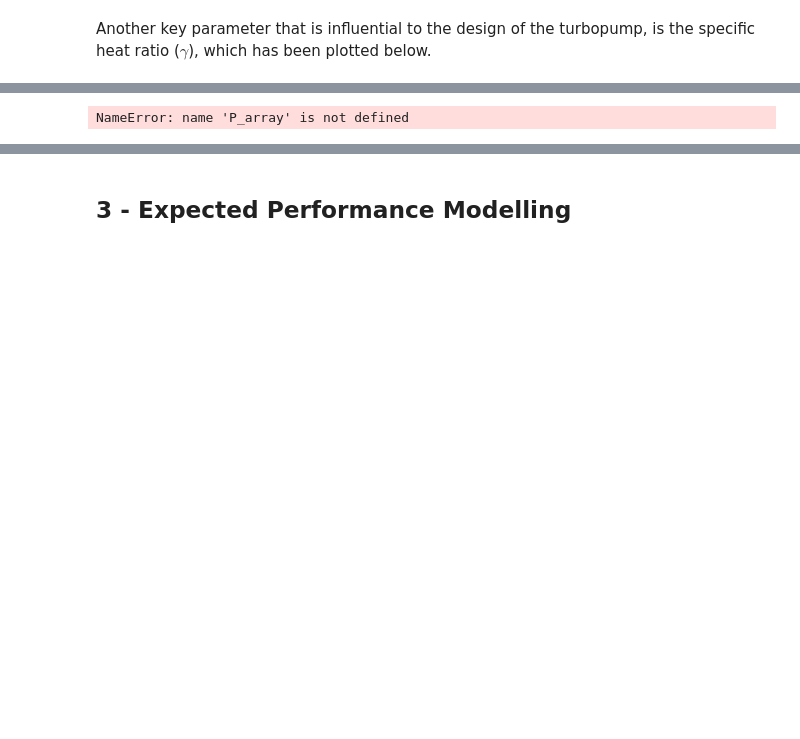
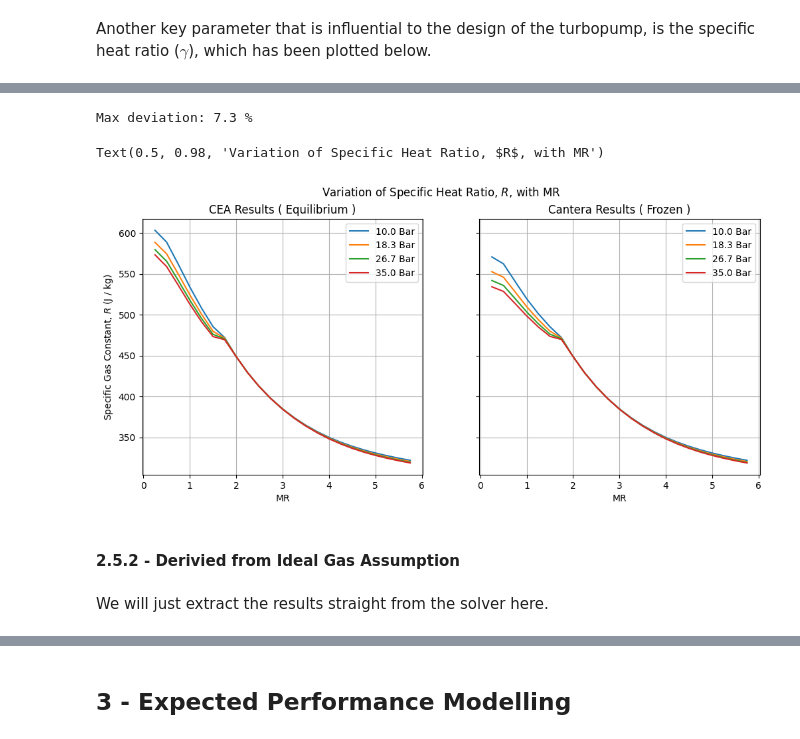
Before and after one commit to Open-Turbopumps/ManRayAndTheDirtyBubble, a Jupyter notebook: fluidics/gas_generator/combustion_parameteric_study.ipynb, the cells around one changed output, grey strips where cells are left out. Saved outputs shown, nothing was run; the diff lists cells and outputs as text; code cells hidden in the pictures; blank space fills up the shorter version.

```diff
--- a/fluidics/gas_generator/combustion_parameteric_study.ipynb
+++ b/fluidics/gas_generator/combustion_parameteric_study.ipynb
@@ -352,13 +389,39 @@ for o_f in O_F_array:
-# %%
-i = 0
-for row in P_array:
-    plt.plot(O_F_array, R_array[:, i], label = f"{row} Bar")
-
-    i += 1
-
-plt.legend()
-plt.xlabel("MR")
-plt.ylabel(r"$R$ (kJ/kg)")
-plt.title(fr"Specific Gas Constant at varying MR")
-# %% [output]
-NameError: name 'P_array' is not defined
+# %%
+max_deviation = r_deviation_d_array.max()*100
+
+print(f"Max deviation: {max_deviation:.1f} %")
+# %% [output]
+Max deviation: 7.3 %
+# %%
+fig, axs = plt.subplots(nrows = 1, ncols = 2, sharex= True, sharey=True, figsize=(12,5))
+
+i = 0
+for row in MR_array.T:
+
+    axs[0].plot(MR_array[:,i], r_cea_d_array[:, i], label=f"{p_array[0,i]/1e5:.1f} Bar")
+    axs[1].plot(MR_array[:,i], r_ctr_d_array[:, i], label=f"{p_array[0,i]/1e5:.1f} Bar")
+
+    i += 1
+
+axs[0].legend()
+axs[1].legend()
+
+axs[0].set_title("CEA Results ( Equilibrium )")
+axs[1].set_title("Cantera Results ( Frozen )")
+
+axs[0].set_xlabel("MR")
+axs[1].set_xlabel("MR")
+
+axs[0].set_ylabel(r"Specific Gas Constant, $R$ (J / kg)")
+
+axs[0].grid()
+axs[1].grid()
+
+fig.suptitle(r"Variation of Specific Heat Ratio, $R$, with MR")
+# %% [output]
+Text(0.5, 0.98, 'Variation of Specific Heat Ratio, $R$, with MR')
+[figure, added]
+# %% [markdown]
+#### 2.5.2 - Derivied from Ideal Gas Assumption
+# %% [markdown]
+We will just extract the results straight from the solver here.
```
Also changed, not shown: parts of 67 cells of this notebook.
